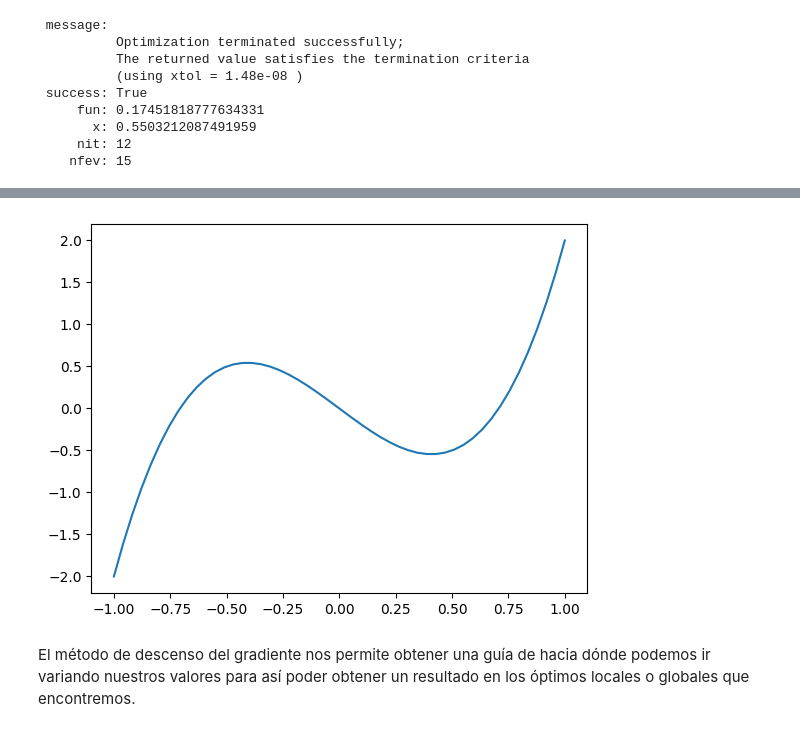
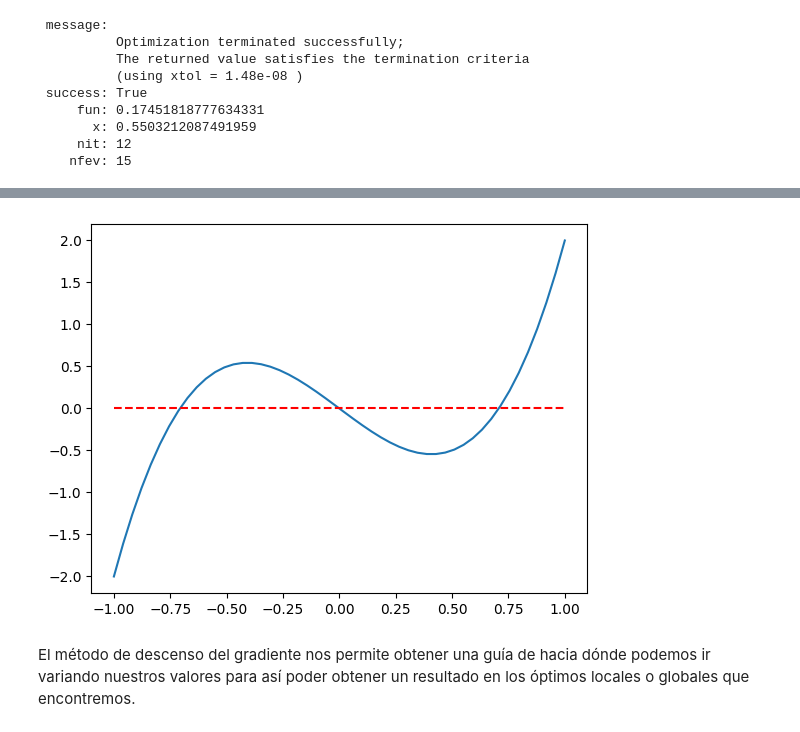
Before and after one commit to rodrigomezaortiz/Desarrollo_TheBridge_DSPT_ML, a Jupyter notebook: Intro a la optimización/Primeros pasos en optimización.ipynb, the cells around one changed output, grey strips where cells are left out. Saved outputs shown, nothing was run; the diff lists cells and outputs as text; code cells hidden in the pictures.

```diff
--- a/Intro a la optimización/Primeros pasos en optimización.ipynb
+++ b/Intro a la optimización/Primeros pasos en optimización.ipynb
@@ -256,19 +285,18 @@ Es habitual que emplees el nivel de cambio en cada puno (gradiente) como guía p
 # %%
 def dev_objective_function(x):
     """
     Derivada de la función objetivo x^4 - x^2
     """
     return 4*x**3 - 2*x
 
 # Valores en el rango de interés
 x_vals = np.linspace(-1, 1)
 y_vals = [dev_objective_function(x) for x in x_vals]
+
+plt.plot(x_vals, y_vals)
+plt.plot(x_vals, np.zeros(len(x_vals)), 'r--');
+# %% [output]
+[figure, added]
-# %%
-import matplotlib.pyplot as plt
-
-plt.plot(x_vals, y_vals);
-# %% [output]
-[figure, removed]
 # %% [markdown]
 El método de descenso del gradiente nos permite obtener una guía de hacia dónde podemos ir variando nuestros valores para así poder obtener un resultado en los óptimos locales o globales que encontremos.
 # %%
```
Also changed, not shown: parts of 10 cells of this notebook, 1 other file.
